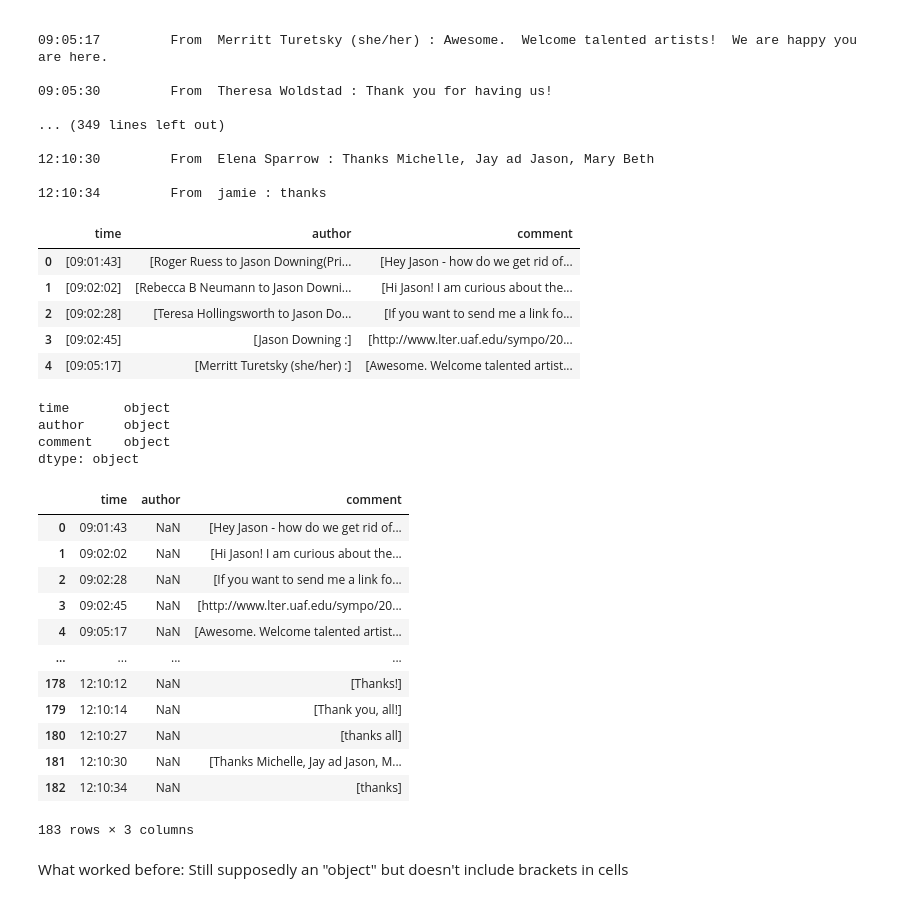
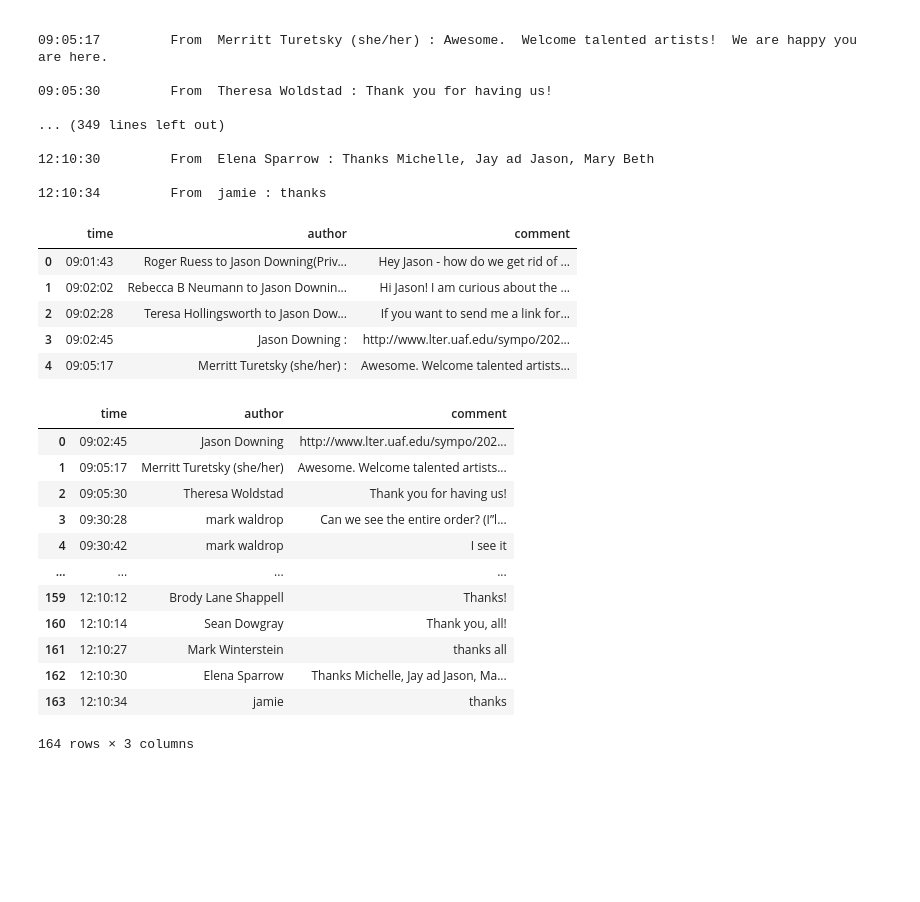
Before and after one commit to LVParkinson/BNZ_2020_ZoomNLP, a Jupyter notebook: Zoom_NLP.ipynb, the cells around one changed output. Cells and saved outputs as stored; diff of their text form; code cells hidden in the pictures; blank space fills up the shorter version.

Commit message:
finally clean ddataframe

```diff
--- a/Zoom_NLP.ipynb
+++ b/Zoom_NLP.ipynb
@@ -5,25 +5,25 @@ import pandas as pd
 # With help from:
 # https://medium.com/analytics-vidhya/whatsapp-chat-analysis-using-python-88123e63c8ae
 # %%
-#seperate line to get a view of comments
-
 file = open('/home/lindsey/Documents/BNZ_chat1.txt',mode='r',encoding="utf8")
 
-timetrial = []
-authortrial =[]
-commenttrial =[]
+time = []
+author =[]
+comment =[]
 
 regex_time = r'\d{2}:\d{2}:\d{2}'
-regex_author = r'\bFrom \s(.*?:)'
+regex_author = r'\bFrom \s(.*?:)' #this could be improved to avoid the space and colon at the end
 regex_comment = r'(?:\: )(.*$)'
 
 for line in file:
     # Empty lines will be ignored
     if line.strip():
+        #seperate line to get a view of comments
         print(line)
-        timetrial.append(re.findall(regex_time, line))
-        authortrial.append(re.findall(regex_author, line))
-        commenttrial.append(re.findall(regex_comment, line))
+        # use .extend() instead of .append() to avoid making a list of single-item lists
+        time.extend(re.findall(regex_time, line))
+        author.extend(re.findall(regex_author, line))
+        comment.extend(re.findall(regex_comment, line))
 # %% [output]
 09:01:43         From  Roger Ruess   to   Jason Downing(Privately) : Hey Jason - how do we get rid of than annoying bell?? thanks
 
@@ -43,50 +43,38 @@ for line in file:
 
 12:10:34         From  jamie : thanks
 # %%
-bnz_day1 = pd.DataFrame(list(zip(timetrial, authortrial, commenttrial)),
+bnz_day1 = pd.DataFrame(zip(time, author, comment),
                columns =['time','author', 'comment'])
 # %%
 bnz_day1.head()
 # %% [output]
 |  | time | author | comment |
-| 0 | [09:01:43] | [Roger Ruess to Jason Downing(Pri... | [Hey Jason - how do we get rid of... |
-| 1 | [09:02:02] | [Rebecca B Neumann to Jason Downi... | [Hi Jason! I am curious about the... |
-| 2 | [09:02:28] | [Teresa Hollingsworth to Jason Do... | [If you want to send me a link fo... |
-| 3 | [09:02:45] | [Jason Downing :] | [http://www.lter.uaf.edu/sympo/20... |
-| 4 | [09:05:17] | [Merritt Turetsky (she/her) :] | [Awesome. Welcome talented artist... |
+| 0 | 09:01:43 | Roger Ruess to Jason Downing(Priv... | Hey Jason - how do we get rid of ... |
+| 1 | 09:02:02 | Rebecca B Neumann to Jason Downin... | Hi Jason! I am curious about the ... |
+| 2 | 09:02:28 | Teresa Hollingsworth to Jason Dow... | If you want to send me a link for... |
+| 3 | 09:02:45 | Jason Downing : | http://www.lter.uaf.edu/sympo/202... |
+| 4 | 09:05:17 | Merritt Turetsky (she/her) : | Awesome. Welcome talented artists... |
-# %%
-bnz_day1.dtypes
-# %% [output]
-time       object
-author     object
-comment    object
-dtype: object
 # %%
-#remove brackets from time column
-bnz_day1['time']= bnz_day1['time'].str.get(0)
-
+#Cleaning the data
 #remove private messages
-#bnz_day1 = bnz_day1[~bnz_day1['author'].str.contains("Privately")].reset_index(drop=True)
+bnz_day1 = bnz_day1[~bnz_day1['author'].str.contains("Privately")].reset_index(drop=True)
 
 #remove colon from author column
-#this replaces all punctuation. Overkill right now but handy sometimes
-#bnz_day1['author'] = bnz_day1['author'].str.replace(r'[^\w\s]+', '')
+#remove last two characters '_:'
+bnz_day1['author'] = bnz_day1['author'].str[:-2]
 
 bnz_day1
 # %% [output]
 |  | time | author | comment |
-| 0 | 09:01:43 | NaN | [Hey Jason - how do we get rid of... |
-| 1 | 09:02:02 | NaN | [Hi Jason! I am curious about the... |
-| 2 | 09:02:28 | NaN | [If you want to send me a link fo... |
-| 3 | 09:02:45 | NaN | [http://www.lter.uaf.edu/sympo/20... |
-| 4 | 09:05:17 | NaN | [Awesome. Welcome talented artist... |
+| 0 | 09:02:45 | Jason Downing | http://www.lter.uaf.edu/sympo/202... |
+| 1 | 09:05:17 | Merritt Turetsky (she/her) | Awesome. Welcome talented artists... |
+| 2 | 09:05:30 | Theresa Woldstad | Thank you for having us! |
+| 3 | 09:30:28 | mark waldrop | Can we see the entire order? (I”l... |
+| 4 | 09:30:42 | mark waldrop | I see it |
 | ... | ... | ... | ... |
-| 178 | 12:10:12 | NaN | [Thanks!] |
-| 179 | 12:10:14 | NaN | [Thank you, all!] |
-| 180 | 12:10:27 | NaN | [thanks all] |
-| 181 | 12:10:30 | NaN | [Thanks Michelle, Jay ad Jason, M... |
-| 182 | 12:10:34 | NaN | [thanks] |
+| 159 | 12:10:12 | Brody Lane Shappell | Thanks! |
+| 160 | 12:10:14 | Sean Dowgray | Thank you, all! |
+| 161 | 12:10:27 | Mark Winterstein | thanks all |
+| 162 | 12:10:30 | Elena Sparrow | Thanks Michelle, Jay ad Jason, Ma... |
+| 163 | 12:10:34 | jamie | thanks |
-183 rows × 3 columns
+164 rows × 3 columns
-# %% [markdown]
-What worked before:
-Still supposedly an "object" but doesn't include brackets in cells
```
Also changed, not shown: parts of 4 cells of this notebook, 2 other files.
